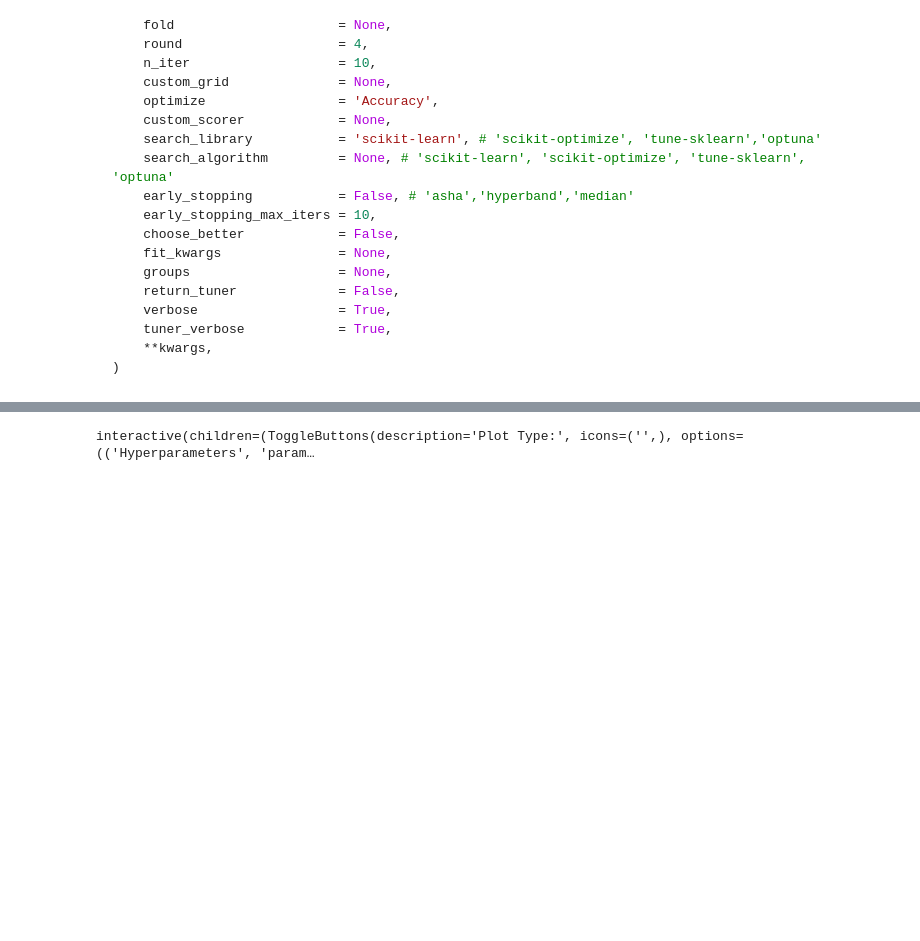
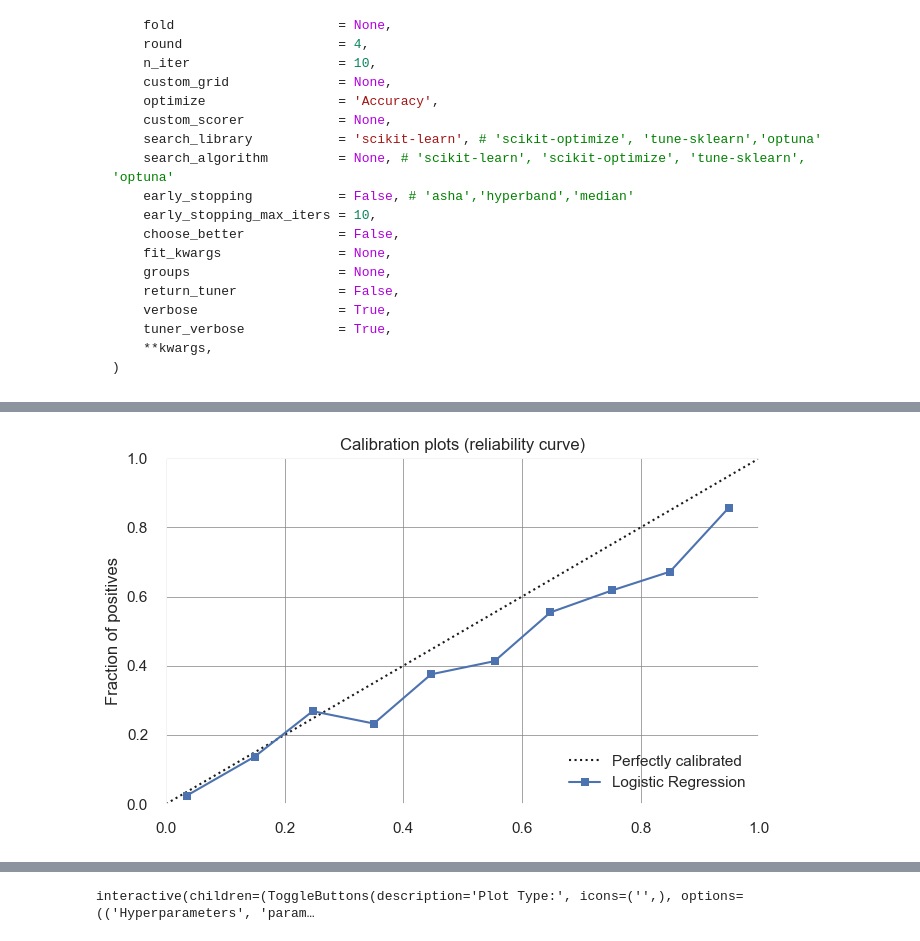
Before and after one commit to bhishanpdl/Project_Customer_Churn, a Jupyter notebook: notebooks/s01_churn_special_pycaret_lr.ipynb, the cells around one changed output, grey strips where cells are left out. Saved outputs shown, nothing was run; the diff lists cells and outputs as text; code cells hidden in the pictures; blank space fills up the shorter version.

````diff
--- a/notebooks/s01_churn_special_pycaret_lr.ipynb
+++ b/notebooks/s01_churn_special_pycaret_lr.ipynb
@@ -559,9 +576,9 @@ pyc.tune_model(
 )
 ```
 # %%
-lr_tuned1 = pyc.tune_model(lr,fold=5,optimize='Recall',
-                          search_library='scikit-optimize',verbose=False)
+# lr_tuned1 = pyc.tune_model(lr,fold=5,optimize='Recall',
+#                           search_library='scikit-optimize',verbose=False)
 
-mean_row = pyc.pull().loc['Mean']
-df_eval = compare_new_models('lr','tuned,scikit-optimize',
-                             mean_row,sort='Recall',df_eval=df_eval)
+# mean_row = pyc.pull().loc['Mean']
+# df_eval = compare_new_models('lr','tuned,scikit-optimize',
+#              mean_row,path_df_eval,sort='Recall',df_eval=df_eval)
@@ -627,12 +627,12 @@ df_eval
 #                    random_state=100, solver='lbfgs', tol=0.0001, verbose=0,
 #                    warm_start=False)
 # %%
-# tune hyperparameters with custom_grid
-params_lr = {"C": [2.039,0],
-          "penalty": ["l1", "l2"]
-          }
+# # tune hyperparameters with custom_grid
+# params_lr = {"C": [2.039,0],
+#           "penalty": ["l1", "l2"]
+#           }
 
-tuned_lr_custom = pyc.tune_model(lr, custom_grid = params_lr,verbose=False)
-mean_row = pyc.pull().loc['Mean']
-desc = 'tuned,custom_grid'
-df_eval = compare_new_models('lr',desc,mean_row,sort='Recall',df_eval=df_eval)
+# tuned_lr_custom = pyc.tune_model(lr, custom_grid = params_lr,verbose=False)
+# mean_row = pyc.pull().loc['Mean']
+# desc = 'tuned,custom_grid'
+# df_eval = compare_new_models('lr',desc,mean_row,path_df_eval,sort='Recall',df_eval=df_eval)
@@ -665,0 +696,11 @@ LogisticRegression(C=4.454, class_weight='balanced', dual=False,
+# %%
+model_best_tuned_calibrated = pyc.calibrate_model(model_best,fold=5,
+                                            method='sigmoid',verbose=False)
+
+mean_row = pyc.pull().loc['Mean']
+desc = 'tuned+calibrated'
+df_eval = compare_new_models('lr',desc,mean_row,
+                             path_df_eval,sort='Recall',df_eval=df_eval)
+pyc.plot_model(model_best_tuned_calibrated, plot='calibration')
+# %% [output]
+[figure, added]
````
Also changed, not shown: parts of 52 cells of this notebook, 17 other files.
